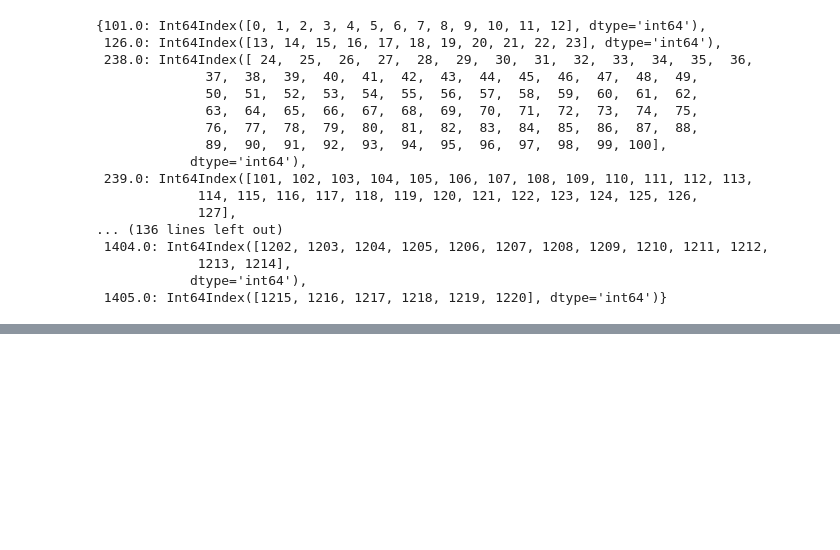
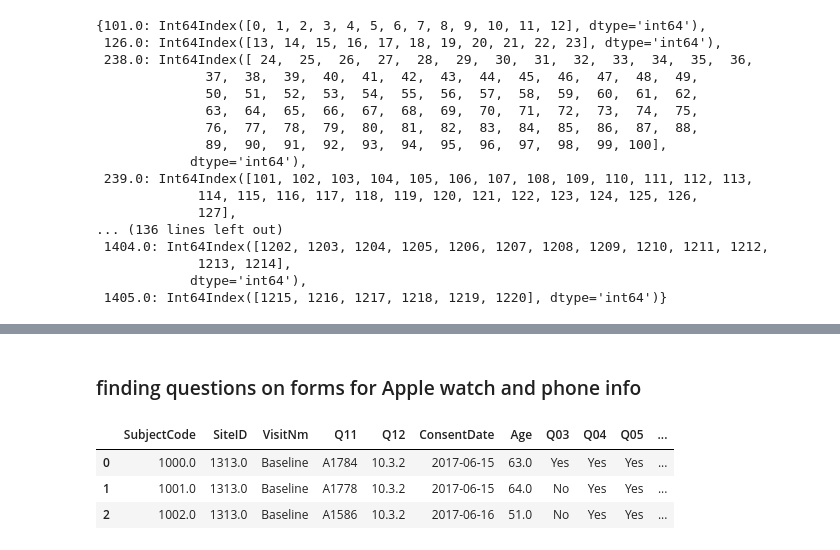
Before and after one commit to kamshee/CIS-PD_Curation, a Jupyter notebook: createtable.ipynb, the cells around one changed output, grey strips where cells are left out. Drawn from its saved outputs; the diff is of its cells as text; code cells hidden in the pictures; blank space fills up the shorter version.

```diff
--- a/createtable.ipynb
+++ b/createtable.ipynb
@@ -388,0 +517,13 @@ datadict.loc[datadict.FormID == 508.0]
+# %% [markdown]
+### finding questions on forms for Apple watch and phone info
+# %%
+# form101 Q11 and 12 have phone model and iOS version
+path = r'Y:\CIS-PD MUSC\decoded_forms'
+data101 = pd.read_hdf(os.path.join(path,'form101.h5'))
+# %%
+data101.head(3)
+# %% [output]
+|  | SubjectCode | SiteID | VisitNm | Q11 | Q12 | ConsentDate | Age | Q03 | Q04 | Q05 | ... |
+| 0 | 1000.0 | 1313.0 | Baseline | A1784 | 10.3.2 | 2017-06-15 | 63.0 | Yes | Yes | Yes | ... |
+| 1 | 1001.0 | 1313.0 | Baseline | A1778 | 10.3.2 | 2017-06-15 | 64.0 | No | Yes | Yes | ... |
+| 2 | 1002.0 | 1313.0 | Baseline | A1586 | 10.3.2 | 2017-06-16 | 51.0 | No | Yes | Yes | ... |
```
Also changed, not shown: parts of 14 cells of this notebook.
